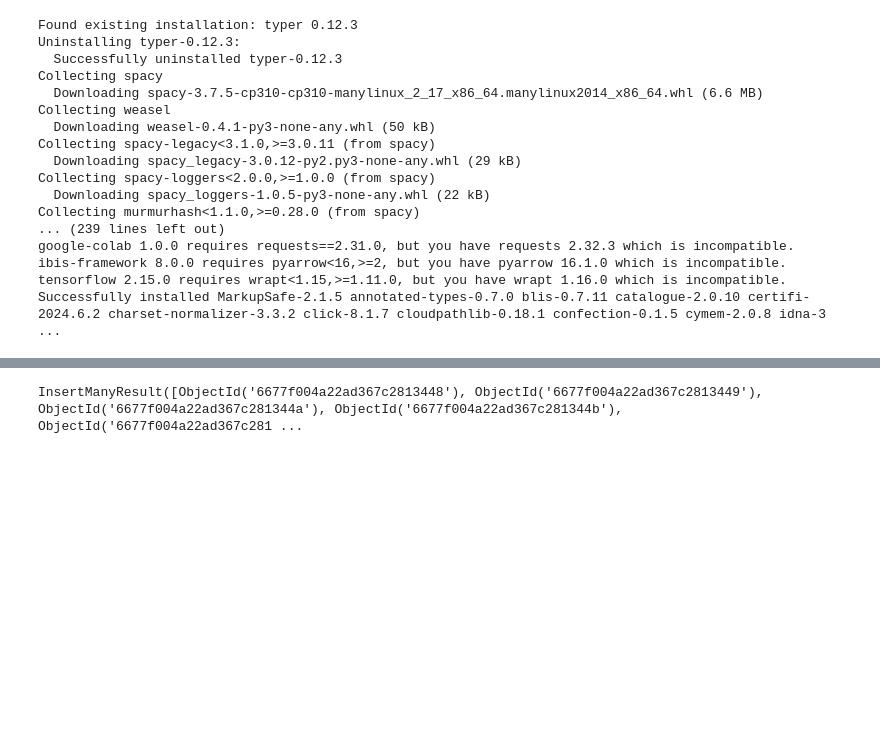
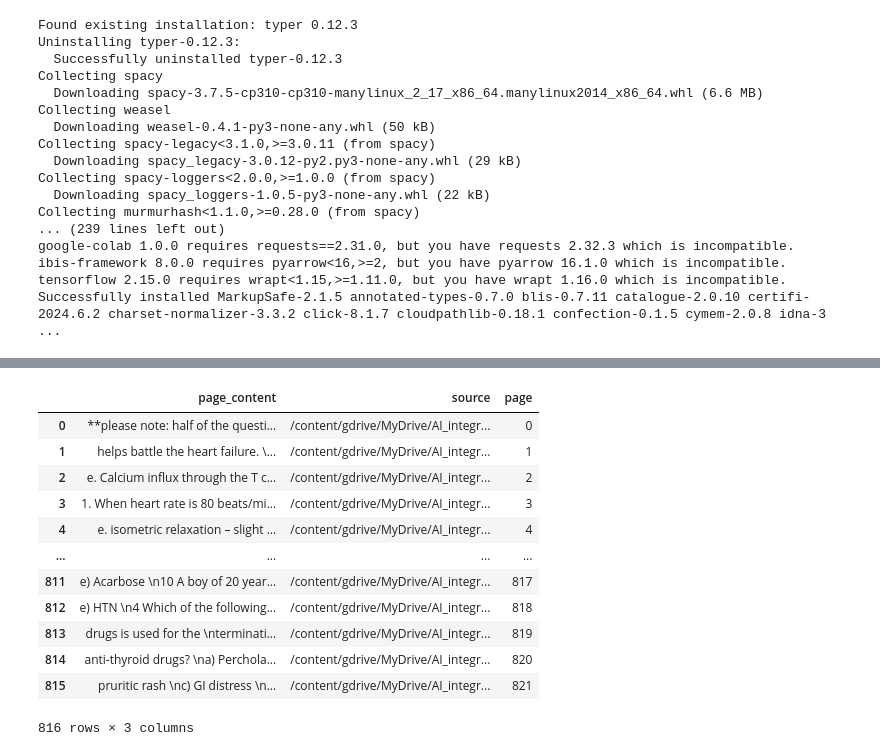
Before and after one commit to Samin-Sadaf7/QuestionAnswerGenerator, a Jupyter notebook: EndToEndRAGAppWithHuggingFace_and_MongoDB_and_Google_Gemini.ipynb, the cells around one changed output, grey strips where cells are left out. Saved outputs shown, nothing was run; the diff lists cells and outputs as text; code cells hidden in the pictures; blank space fills up the shorter version.

Commit message:
Updated the code to implement question caching and json generation

```diff
--- a/EndToEndRAGAppWithHuggingFace_and_MongoDB_and_Google_Gemini.ipynb
+++ b/EndToEndRAGAppWithHuggingFace_and_MongoDB_and_Google_Gemini.ipynb
@@ -451,5 +440,5 @@ def split_pdf(file_path, chunk_size, chunk_overlap):
     docs = text_splitter.split_documents(pages)
     return docs
 # %%
-pdf_path = '/content/gdrive/MyDrive/Textbooks/vishram Singh upper limb and thorax v1-1.pdf'
-docs =split_pdf(pdf_path, chunk_size=3000, chunk_overlap=500)
+pdf_path = '/content/gdrive/MyDrive/AI_integration_kernel/MediBee/AllTF.pdf'
+docs =split_pdf(pdf_path, chunk_size=3000, chunk_overlap=50)
@@ -483,6 +454,22 @@ for doc in docs:
 
 # Create DataFrame
 df = pd.DataFrame(data)
+# %%
+df
+# %% [output]
+|  | page_content | source | page |
+| 0 | **please note: half of the questi... | /content/gdrive/MyDrive/AI_integr... | 0 |
+| 1 | helps battle the heart failure. \... | /content/gdrive/MyDrive/AI_integr... | 1 |
+| 2 | e. Calcium influx through the T c... | /content/gdrive/MyDrive/AI_integr... | 2 |
+| 3 | 1. When heart rate is 80 beats/mi... | /content/gdrive/MyDrive/AI_integr... | 3 |
+| 4 | e. isometric relaxation – slight ... | /content/gdrive/MyDrive/AI_integr... | 4 |
+| ... | ... | ... | ... |
+| 811 | e) Acarbose \n10 A boy of 20 year... | /content/gdrive/MyDrive/AI_integr... | 817 |
+| 812 | e) HTN \n4 Which of the following... | /content/gdrive/MyDrive/AI_integr... | 818 |
+| 813 | drugs is used for the \nterminati... | /content/gdrive/MyDrive/AI_integr... | 819 |
+| 814 | anti-thyroid drugs? \na) Perchola... | /content/gdrive/MyDrive/AI_integr... | 820 |
+| 815 | pruritic rash \nc) GI distress \n... | /content/gdrive/MyDrive/AI_integr... | 821 |
+816 rows × 3 columns
 # %%
 df["embedding"] = df["page_content"].apply(get_embedding)
 # %%
@@ -491,8 +478,6 @@ book_collection = db['Medical_Books_RAG']
 document = df.to_dict("records")
 # %%
 book_collection.insert_many(document)
-# %% [output]
-InsertManyResult([ObjectId('6677f004a22ad367c2813448'), ObjectId('6677f004a22ad367c2813449'), ObjectId('6677f004a22ad367c281344a'), ObjectId('6677f004a22ad367c281344b'), ObjectId('6677f004a22ad367c281 ...
 # %%
 def vector_search(user_query, collection):
 
```
Also changed, not shown: parts of 24 cells of this notebook.
